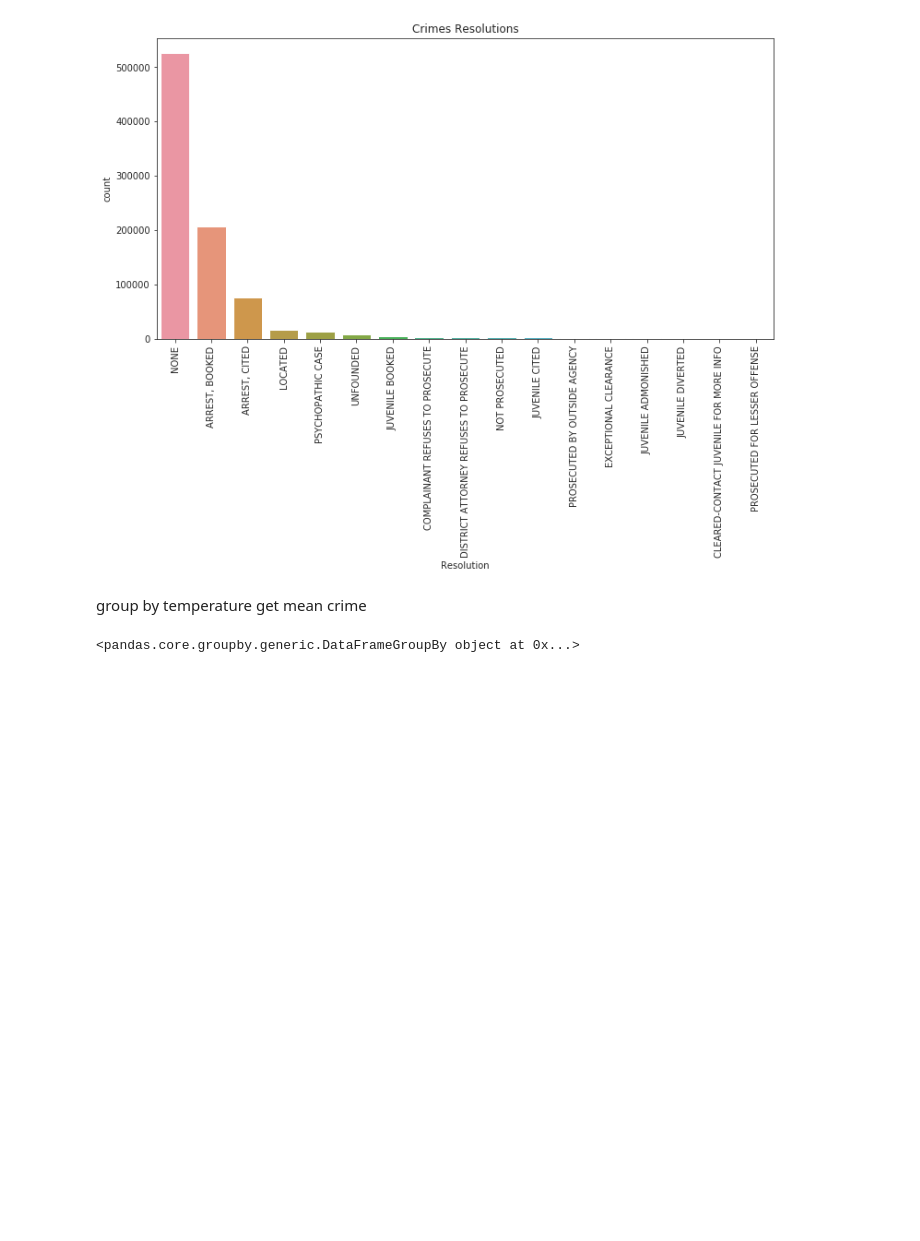
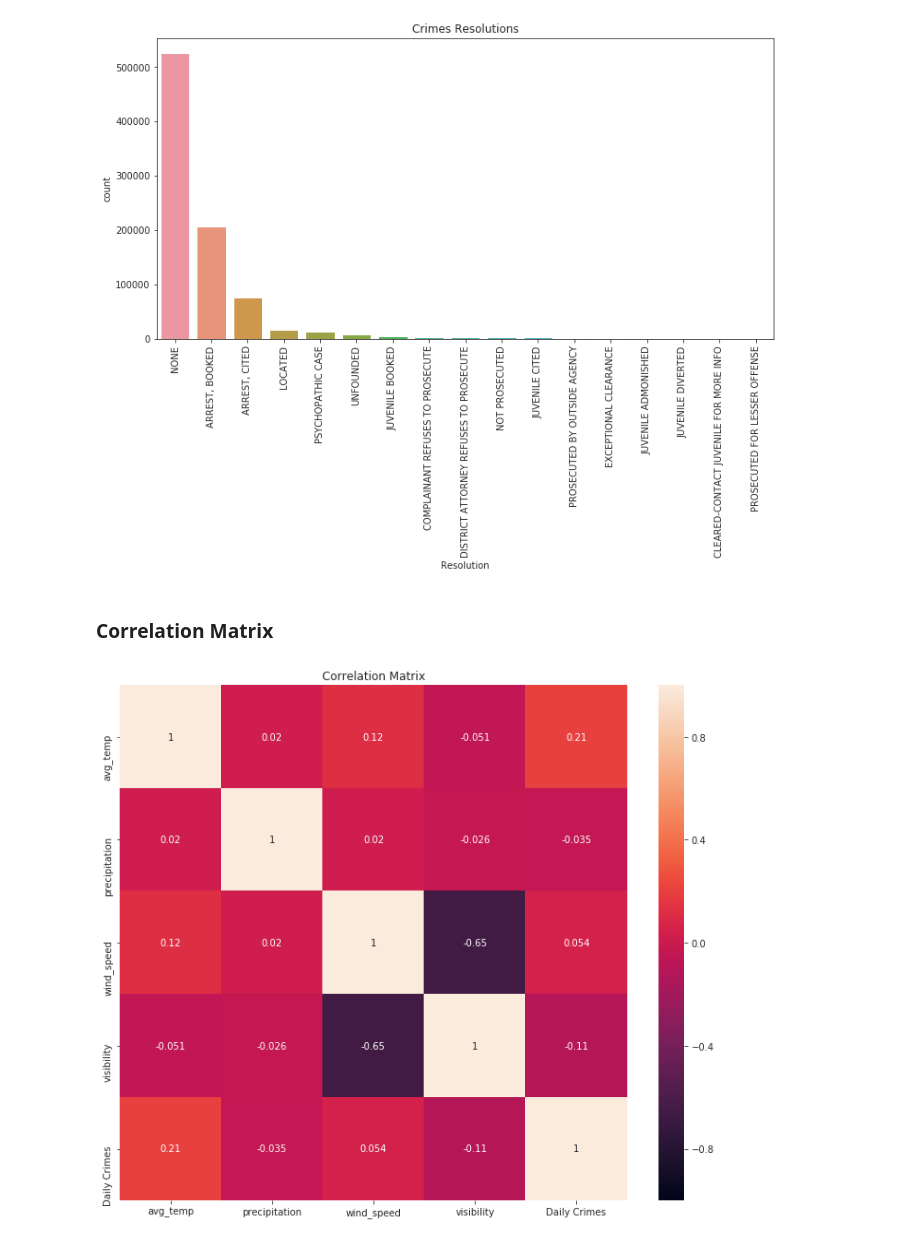
Before and after one commit to fescobar96/Crime-Prediction-in-San-Francisco, a Jupyter notebook: EDA.ipynb, the cells around one changed output. Cells and saved outputs as stored; diff of their text form; code cells hidden in the pictures; blank space fills up the shorter version.

Commit message:
Add plots

```diff
--- a/EDA.ipynb
+++ b/EDA.ipynb
@@ -113,6 +113,12 @@ data.rename(columns={"avg_temp (celsius)":"avg_temp",
              "wind_speed (km/h)":"wind_speed",
              "visibility (km)":"visibility"
              }, inplace=True)
+# %%
+data["precipitation"].replace({"T":np.nan}, inplace=True)
+data["precipitation"] = data["precipitation"].astype("float")
+# %%
+data["wind_speed"].replace({"Waning Crescent, 14":np.nan}, inplace=True)
+data["wind_speed"] = data["wind_speed"].astype("float")
 # %%
 data.head()
 # %% [output]
@@ -198,9 +204,14 @@ plt.xticks(rotation=90)
 plt.show()
 # %% [output]
 [figure]
-# %% [markdown]
-group by temperature get mean crime
-# %%
-data.groupby(by="avg_temp")
-# %% [output]
-<pandas.core.groupby.generic.DataFrameGroupBy object at 0x...>
+# %% [markdown]
+### **Correlation Matrix**
+# %%
+plt.figure(figsize=(12,10))
+crimes_weather = data.resample("D").agg({"avg_temp":"mean", "precipitation":"mean", "wind_speed":"mean", "visibility":"mean", "PdDistrict":"count"}).dropna()
+crimes_weather.rename(columns={"PdDistrict":"Daily Crimes"}, inplace=True)
+sns.heatmap(crimes_weather.corr(), annot=True, vmin=-1, vmax=1, )
+plt.title("Correlation Matrix")
+plt.show()
+# %% [output]
+[figure, added]
```
Also changed, not shown: parts of 9 cells of this notebook.
